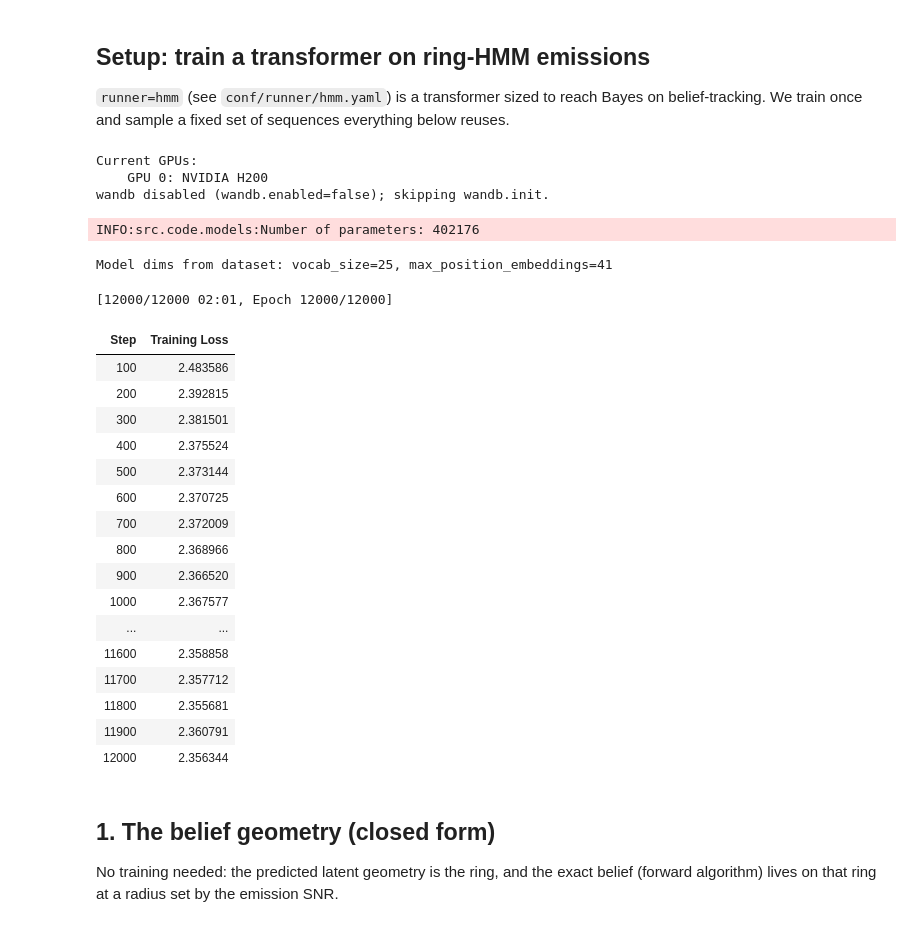
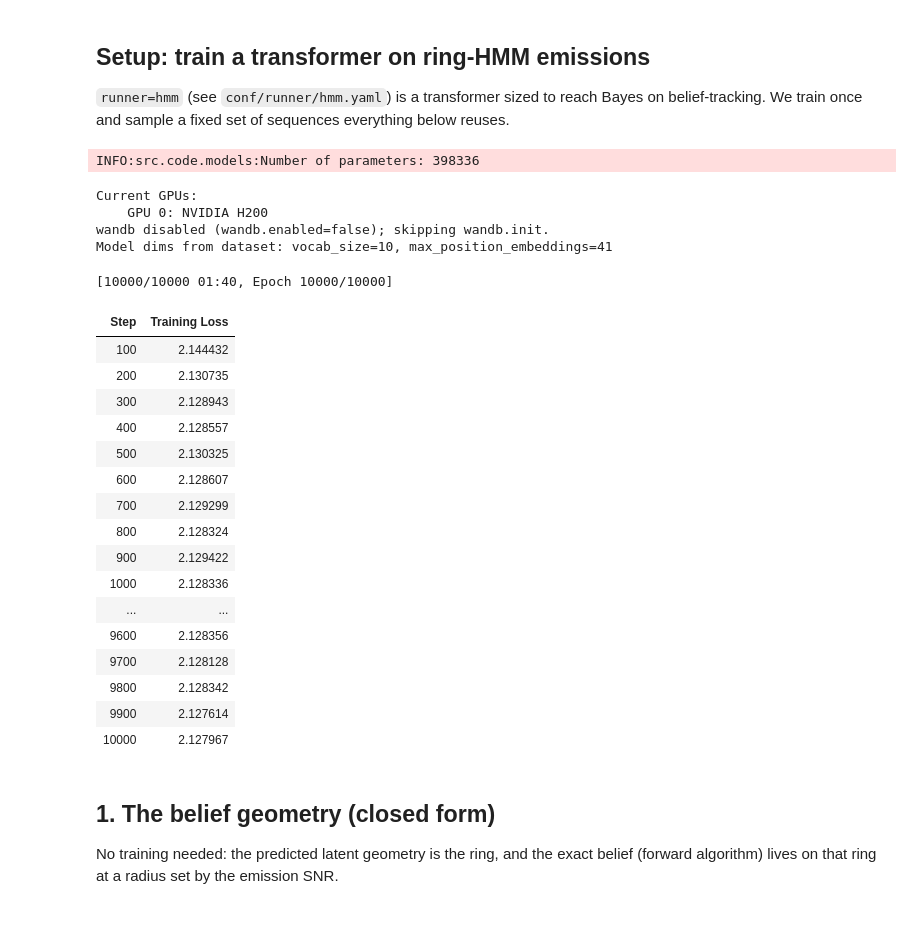
Before and after one commit to wurgaft-goodfire/rational-reps, a Jupyter notebook: src/notebooks/hmm_analysis.ipynb, the cells around one changed output. Drawn from its saved outputs; the diff is of its cells as text; code cells hidden in the pictures.

```diff
--- a/src/notebooks/hmm_analysis.ipynb
+++ b/src/notebooks/hmm_analysis.ipynb
@@ -21,46 +21,46 @@ import matplotlib.pyplot as plt
 `runner=hmm` (see `conf/runner/hmm.yaml`) is a transformer sized to reach Bayes on belief-tracking.
 We train once and sample a fixed set of sequences everything below reuses.
 # %%
-model, ds, ev, hist = train_inline(['runner=hmm', 'emission_kappa=8.0', 'eval_kwargs.output_hidden_states=true'])
+model, ds, ev, hist = train_inline(['runner=hmm', 'eval_kwargs.output_hidden_states=true'])  # emission=bump
 n = ds.n_states
 E_lat = predicted_geometry(ds.latent_conditional)                     # predicted latent ring
 
 B, L = 128, 40                                                        # fixed eval sequences
 s = torch.empty(B, L, dtype=torch.long, device=ds.device)
 s[:, 0] = torch.multinomial(ds.pi, B, replacement=True, generator=ds.rng)
 for t in range(1, L):
     s[:, t] = torch.multinomial(ds.T[s[:, t-1]], 1, generator=ds.rng).squeeze(1)
 x = torch.multinomial(ds.Em[s.reshape(-1)], 1, generator=ds.rng).reshape(B, L)
 ids = torch.cat([torch.full((B,1), ds.start_token, dtype=torch.long, device=ds.device), x], 1)
 with torch.no_grad():
     out = model(ids, output_hidden_states=True)
 H = out['hidden_states'][-1][:, 1:].reshape(-1, model.config.hidden_size).cpu().numpy()
 bel = ds.forward_algorithm(x); belf = bel.reshape(-1, n).cpu().numpy()  # exact beliefs
 st = s.cpu().numpy().reshape(-1)                                       # true latent state per position
 # %% [output]
-Current GPUs:
-    GPU 0: NVIDIA H200
-wandb disabled (wandb.enabled=false); skipping wandb.init.
+INFO:src.code.models:Number of parameters: 398336
-INFO:src.code.models:Number of parameters: 402176
+Current GPUs:
+    GPU 0: NVIDIA H200
+wandb disabled (wandb.enabled=false); skipping wandb.init.
+Model dims from dataset: vocab_size=10, max_position_embeddings=41
-Model dims from dataset: vocab_size=25, max_position_embeddings=41
+[10000/10000 01:40, Epoch 10000/10000]
-[12000/12000 02:01, Epoch 12000/12000]
 | Step | Training Loss |
-| 100 | 2.483586 |
-| 200 | 2.392815 |
-| 300 | 2.381501 |
-| 400 | 2.375524 |
-| 500 | 2.373144 |
-| 600 | 2.370725 |
-| 700 | 2.372009 |
-| 800 | 2.368966 |
-| 900 | 2.366520 |
-| 1000 | 2.367577 |
+| 100 | 2.144432 |
+| 200 | 2.130735 |
+| 300 | 2.128943 |
+| 400 | 2.128557 |
+| 500 | 2.130325 |
+| 600 | 2.128607 |
+| 700 | 2.129299 |
+| 800 | 2.128324 |
+| 900 | 2.129422 |
+| 1000 | 2.128336 |
 | ... | ... |
-| 11600 | 2.358858 |
-| 11700 | 2.357712 |
-| 11800 | 2.355681 |
-| 11900 | 2.360791 |
-| 12000 | 2.356344 |
+| 9600 | 2.128356 |
+| 9700 | 2.128128 |
+| 9800 | 2.128342 |
+| 9900 | 2.127614 |
+| 10000 | 2.127967 |
 # %% [markdown]
 ## 1. The belief geometry (closed form)
 
```
Also changed, not shown: parts of 7 cells of this notebook, 6 other files.
